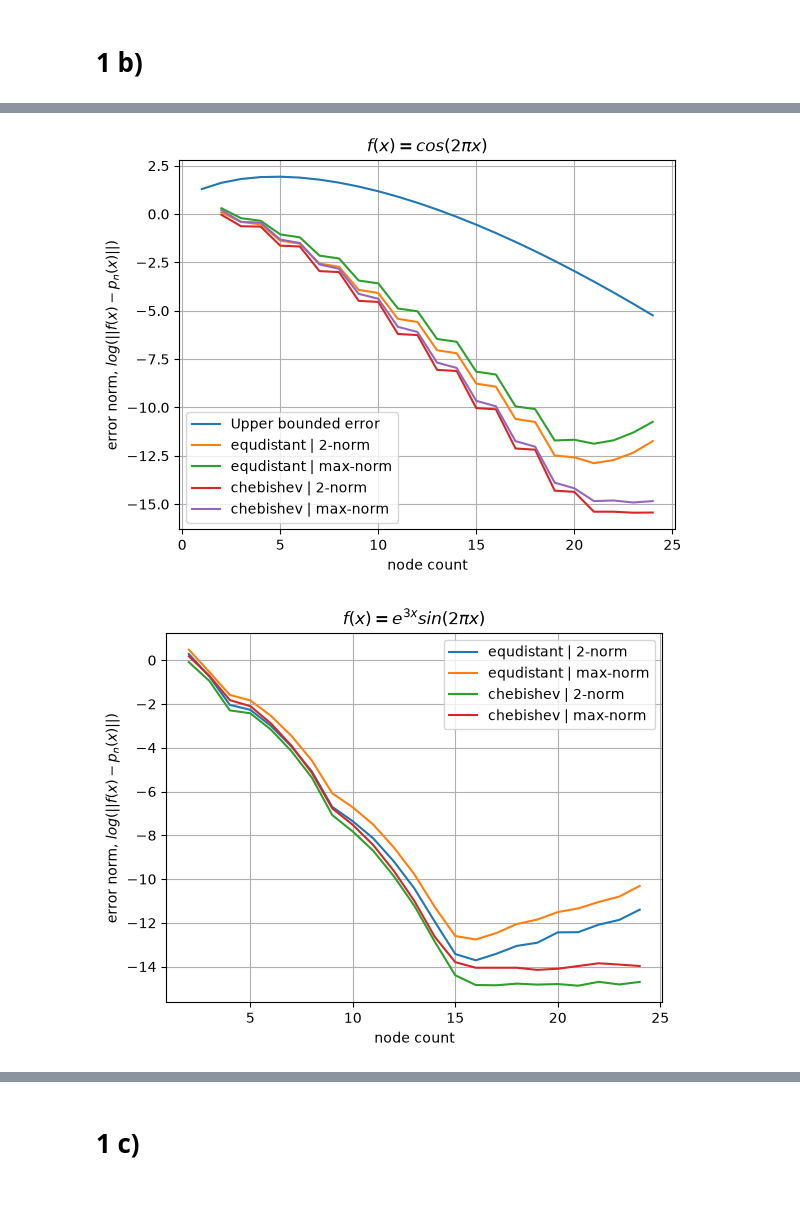
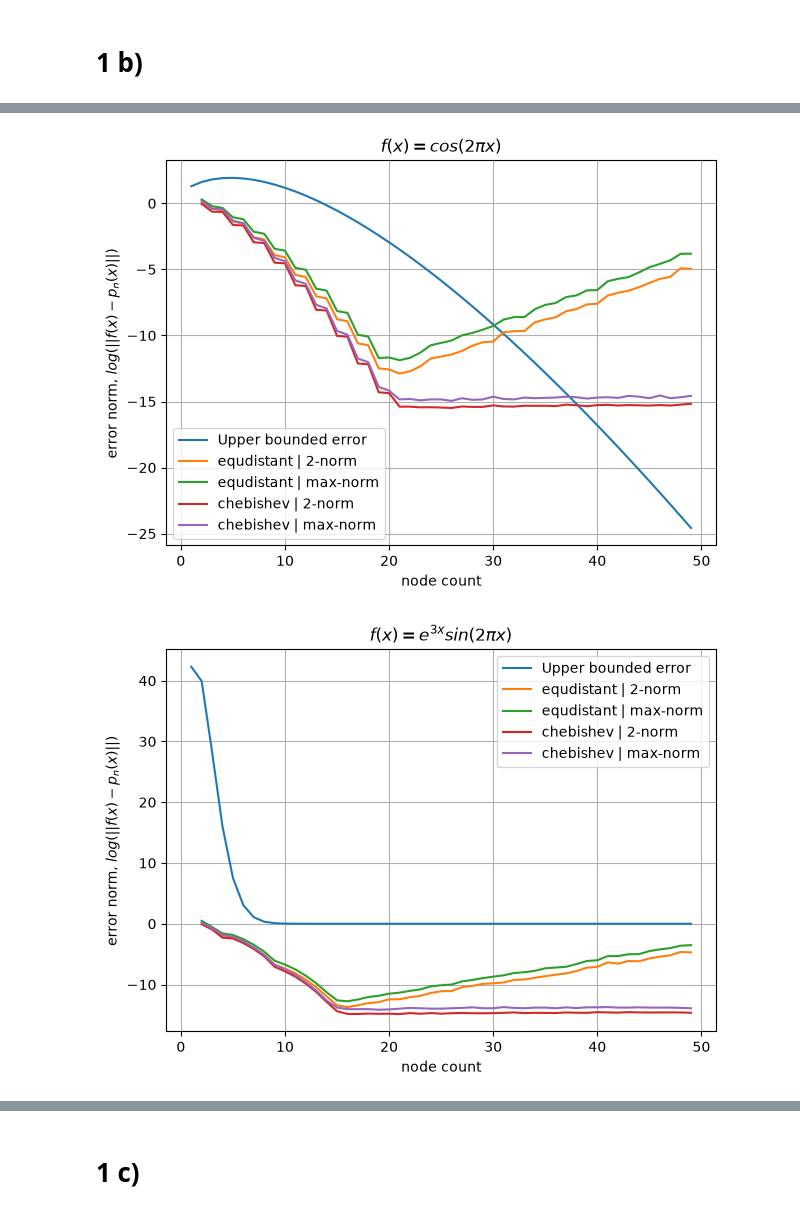
Before and after one commit to rom-thom/Skule_ting, a Jupyter notebook: fysmat/nummat/prosjekt/prosjekt_1/oppg_1.ipynb, the cells around one changed output, grey strips where cells are left out. Drawn from its saved outputs; the diff is of its cells as text; code cells hidden in the pictures.

```diff
--- a/fysmat/nummat/prosjekt/prosjekt_1/oppg_1.ipynb
+++ b/fysmat/nummat/prosjekt/prosjekt_1/oppg_1.ipynb
@@ -94,6 +95,7 @@ def display_interpolation_error(x_node_func, func, x_node_interval=(-1, 1), node
 
 def finish_display():
     plt.legend()
+    plt.tight_layout()
     plt.grid()
     plt.show()
 # %%
@@ -120,28 +122,29 @@ For the same x span, but for 15, 20, 30 i predict that the equidistant nodes wil
 # %%
+node_counts = np.array([16, 21, 31])
 
 # Cheby
-for node_count in [15, 20, 30]:
+for node_count in node_counts:
     display_interpolation(chubychub_nodes, runge_func, (-5, 5), node_count=node_count, show_nodes=False, label=f"{node_count} nodes, chebychev")
 plt.plot(np.linspace(-5, 5, 100), runge_func(np.linspace(-5, 5, 100)), label="real")
 finish_display()
 
 
 # Cheby error
-for node_count in [15, 20, 30]:
+for node_count in node_counts:
     display_interpolation_error(chubychub_nodes, runge_func, (-5, 5), node_count=node_count, label=f"{node_count} nodes, chebychev")
 finish_display()
 
 
 
 # equi
-for node_count in [15, 20, 30]:
+for node_count in node_counts:
     display_interpolation(equidistant_nodes, runge_func, (-5, 5), node_count=node_count, show_nodes=False, label=f"{node_count} nodes, equidistant")
 plt.plot(np.linspace(-5, 5, 100), runge_func(np.linspace(-5, 5, 100)), label="real")
 finish_display()
 
 
 # Equi error
-for node_count in [15, 20, 30]:
+for node_count in node_counts:
     display_interpolation_error(equidistant_nodes, runge_func, (-5, 5), node_count=node_count, label=f"{node_count} nodes, equidistant")
 finish_display()
 # %% [output]
@@ -279,25 +289,25 @@ def f_2_b(x):
 # %%
 # display:
 
-node_counts = np.arange(1, 25)
+node_counts = np.arange(1, 50)
 plt.title(r"$f(x) = cos(2 \pi x)$")
 diaplay_analy_upper_error(upper_bound_analy_error_f_1, node_counts, label="Upper bounded error", log_scale=True)
 display_error_norms(f_1_b, (0, 1), equidistant_nodes, norm_2, node_counts, label="equdistant | 2-norm", log_scale=True)
 display_error_norms(f_1_b, (0, 1), equidistant_nodes, norm_max, node_counts, label="equdistant | max-norm", log_scale=True)
 display_error_norms(f_1_b, (0, 1), chubychub_nodes, norm_2, node_counts, label="chebishev | 2-norm", log_scale=True)
 display_error_norms(f_1_b, (0, 1), chubychub_nodes, norm_max, node_counts, label="chebishev | max-norm", log_scale=True)
 finish_display()
 
 plt.title(r"$f(x) = e^{3x}sin(2 \pi x)$")
-# diaplay_analy_upper_error(upper_bound_analy_error_f_2, node_counts, label="Upper bounded error")
+diaplay_analy_upper_error(upper_bound_analy_error_f_2, node_counts, label="Upper bounded error")
 display_error_norms(f_2_b, (0, np.pi/4), equidistant_nodes, norm_2, node_counts, label="equdistant | 2-norm", log_scale=True)
 display_error_norms(f_2_b, (0, np.pi/4), equidistant_nodes, norm_max, node_counts, label="equdistant | max-norm", log_scale=True)
 display_error_norms(f_2_b, (0, np.pi/4), chubychub_nodes, norm_2, node_counts, label="chebishev | 2-norm", log_scale=True)
 display_error_norms(f_2_b, (0, np.pi/4), chubychub_nodes, norm_max, node_counts, label="chebishev | max-norm", log_scale=True)
 finish_display()
 # %% [output]
-[figure, old version]
+[figure, new version]
-[figure, old version]
+[figure, new version]
 # %% [markdown]
 ### Upper bound vs numerical norm
 
```
Also changed, not shown: parts of 22 cells of this notebook.
